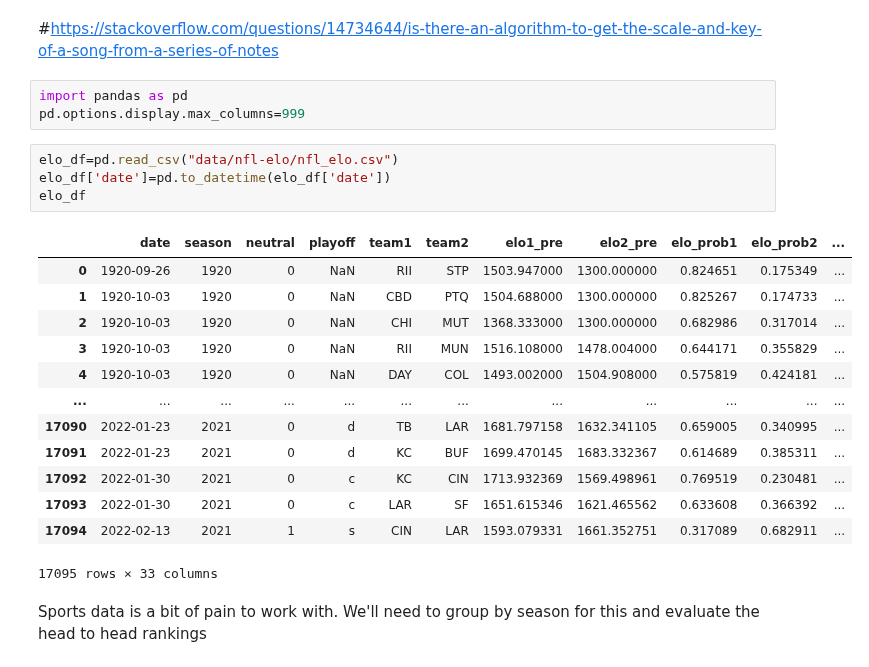
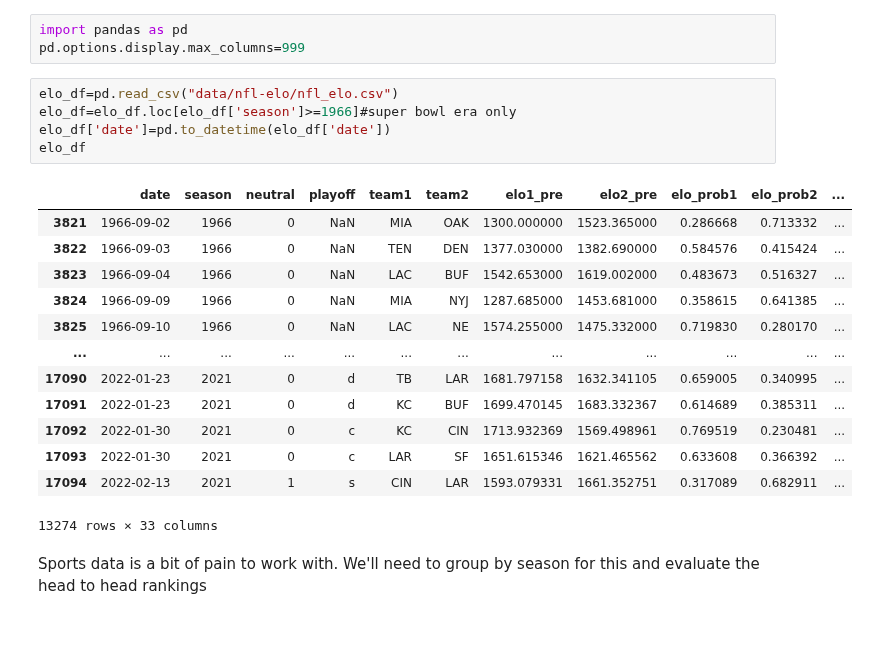
Before and after one commit to rogerfitz/tutorials, a Jupyter notebook: adjusted_strength_of_schedule/0_Strength_of_Schedule_Analysis.ipynb, the cells around one changed output. Drawn from its saved outputs; the diff is of its cells as text; blank space fills up the shorter version.

```diff
--- a/adjusted_strength_of_schedule/0_Strength_of_Schedule_Analysis.ipynb
+++ b/adjusted_strength_of_schedule/0_Strength_of_Schedule_Analysis.ipynb
@@ -1,25 +1,24 @@
-# %% [markdown]
-#https://stackoverflow.com/questions/14734644/is-there-an-algorithm-to-get-the-scale-and-key-of-a-song-from-a-series-of-notes
 # %%
 import pandas as pd
 pd.options.display.max_columns=999
 # %%
 elo_df=pd.read_csv("data/nfl-elo/nfl_elo.csv")
+elo_df=elo_df.loc[elo_df['season']>=1966]#super bowl era only
 elo_df['date']=pd.to_datetime(elo_df['date'])
 elo_df
 # %% [output]
 |  | date | season | neutral | playoff | team1 | team2 | elo1_pre | elo2_pre | elo_prob1 | elo_prob2 | ... |
-| 0 | 1920-09-26 | 1920 | 0 | NaN | RII | STP | 1503.947000 | 1300.000000 | 0.824651 | 0.175349 | ... |
-| 1 | 1920-10-03 | 1920 | 0 | NaN | CBD | PTQ | 1504.688000 | 1300.000000 | 0.825267 | 0.174733 | ... |
-| 2 | 1920-10-03 | 1920 | 0 | NaN | CHI | MUT | 1368.333000 | 1300.000000 | 0.682986 | 0.317014 | ... |
-| 3 | 1920-10-03 | 1920 | 0 | NaN | RII | MUN | 1516.108000 | 1478.004000 | 0.644171 | 0.355829 | ... |
-| 4 | 1920-10-03 | 1920 | 0 | NaN | DAY | COL | 1493.002000 | 1504.908000 | 0.575819 | 0.424181 | ... |
+| 3821 | 1966-09-02 | 1966 | 0 | NaN | MIA | OAK | 1300.000000 | 1523.365000 | 0.286668 | 0.713332 | ... |
+| 3822 | 1966-09-03 | 1966 | 0 | NaN | TEN | DEN | 1377.030000 | 1382.690000 | 0.584576 | 0.415424 | ... |
+| 3823 | 1966-09-04 | 1966 | 0 | NaN | LAC | BUF | 1542.653000 | 1619.002000 | 0.483673 | 0.516327 | ... |
+| 3824 | 1966-09-09 | 1966 | 0 | NaN | MIA | NYJ | 1287.685000 | 1453.681000 | 0.358615 | 0.641385 | ... |
+| 3825 | 1966-09-10 | 1966 | 0 | NaN | LAC | NE | 1574.255000 | 1475.332000 | 0.719830 | 0.280170 | ... |
 | ... | ... | ... | ... | ... | ... | ... | ... | ... | ... | ... | ... |
 | 17090 | 2022-01-23 | 2021 | 0 | d | TB | LAR | 1681.797158 | 1632.341105 | 0.659005 | 0.340995 | ... |
 | 17091 | 2022-01-23 | 2021 | 0 | d | KC | BUF | 1699.470145 | 1683.332367 | 0.614689 | 0.385311 | ... |
 | 17092 | 2022-01-30 | 2021 | 0 | c | KC | CIN | 1713.932369 | 1569.498961 | 0.769519 | 0.230481 | ... |
 | 17093 | 2022-01-30 | 2021 | 0 | c | LAR | SF | 1651.615346 | 1621.465562 | 0.633608 | 0.366392 | ... |
 | 17094 | 2022-02-13 | 2021 | 1 | s | CIN | LAR | 1593.079331 | 1661.352751 | 0.317089 | 0.682911 | ... |
-17095 rows × 33 columns
+13274 rows × 33 columns
 # %% [markdown]
 Sports data is a bit of pain to work with. We'll need to group by season for this and evaluate the head to head rankings
```
Also changed, not shown: parts of 7 cells of this notebook.
